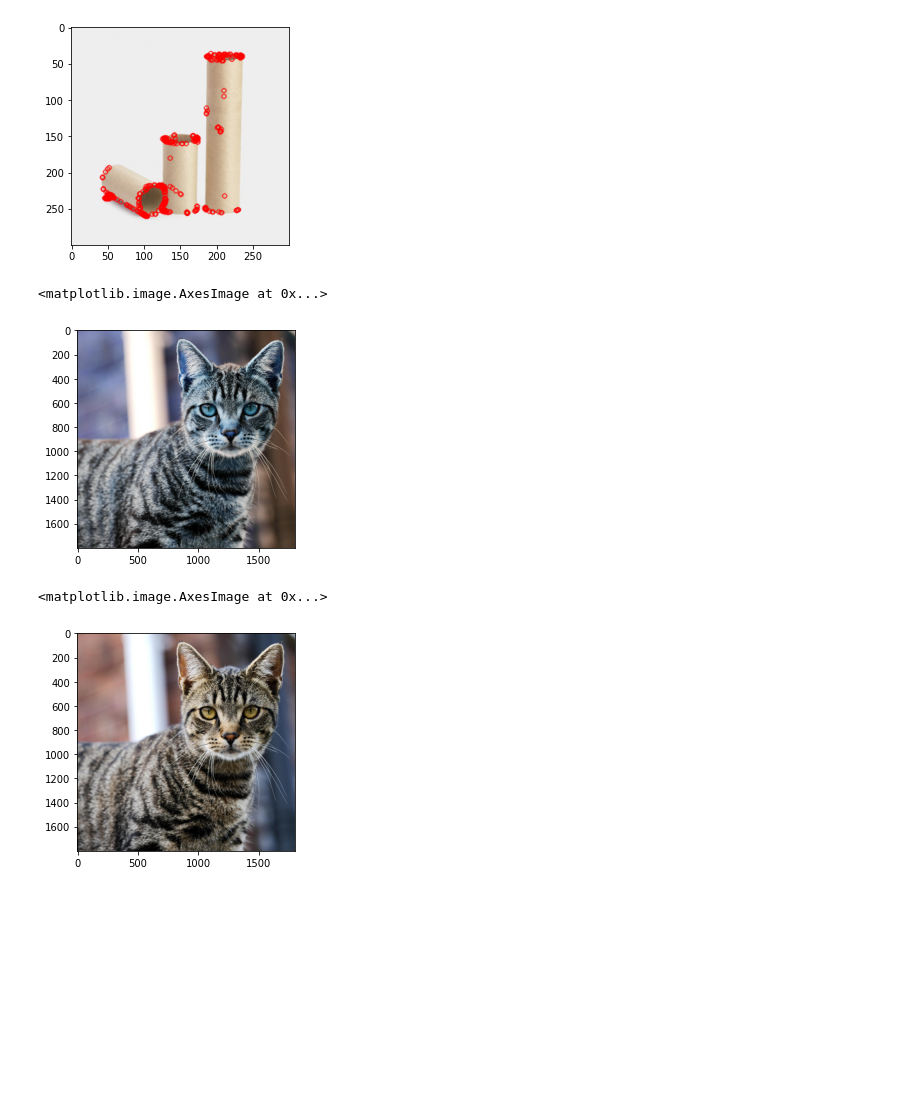
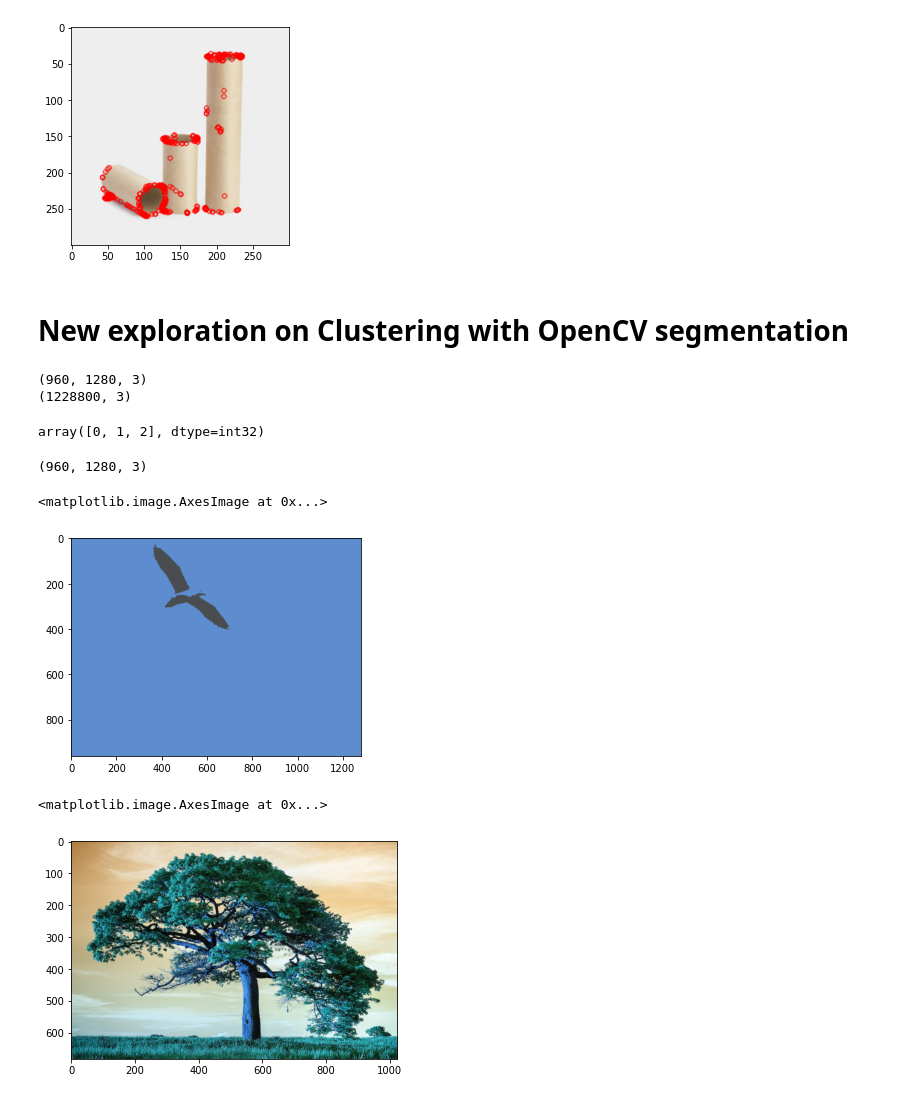
Before and after one commit to SarthakJaingit/Philippine-Science-High-School-AI_Club, a Jupyter notebook: OpenCV_explorations.ipynb, the cells around one changed output. Saved outputs shown, nothing was run; the diff lists cells and outputs as text; code cells hidden in the pictures; blank space fills up the shorter version.

```diff
--- a/OpenCV_explorations.ipynb
+++ b/OpenCV_explorations.ipynb
@@ -34,3 +34,5 @@ plt.imshow(labeled_img)
 # %% [output]
 <matplotlib.image.AxesImage at 0x...>
 [figure]
+# %% [markdown]
+# New exploration on Clustering with OpenCV segmentation
@@ -37,10 +43,35 @@ plt.imshow(labeled_img)
+# %%
+tree_image = cv2.imread("/content/flying_bird.jpeg")
+tree_image = cv2.cvtColor(tree_image, cv2.COLOR_BGR2RGB)
+print(tree_image.shape)
+image_vec = np.float32(tree_image.reshape((-1, 3)))
+print(image_vec.shape)
+
+cluster_amount = 2 # One bird, the sky.
+
+criteria = (cv2.TERM_CRITERIA_EPS + cv2.TERM_CRITERIA_MAX_ITER, 10, 1.0)
+ret,label,center= cv2.kmeans(image_vec, cluster_amount,None,criteria,10,cv2.KMEANS_RANDOM_CENTERS)
+# %% [output]
+(960, 1280, 3)
+(1228800, 3)
+# %%
+np.unique(label.squeeze())
+# %% [output]
+array([0, 1, 2], dtype=int32)
+# %%
+center = np.uint8(center) # so the image can be plotted easily
+segmented_color_for_each_pixel = center[label.squeeze()]
+segmented_color_for_each_pixel = segmented_color_for_each_pixel.reshape(tree_image.shape)
+print(segmented_color_for_each_pixel.shape)
+# %% [output]
+(960, 1280, 3)
 # %%
-plt.imshow(cat_image)
+plt.imshow(segmented_color_for_each_pixel)
 # %% [output]
 <matplotlib.image.AxesImage at 0x...>
-[figure, old version]
+[figure, new version]
 # %%
-plt.imshow(rgb_cat_image)
+plt.imshow(tree_image)
 # %% [output]
 <matplotlib.image.AxesImage at 0x...>
-[figure, old version]
+[figure, new version]
```
Also changed, not shown: parts of 3 cells of this notebook, 1 other file.
